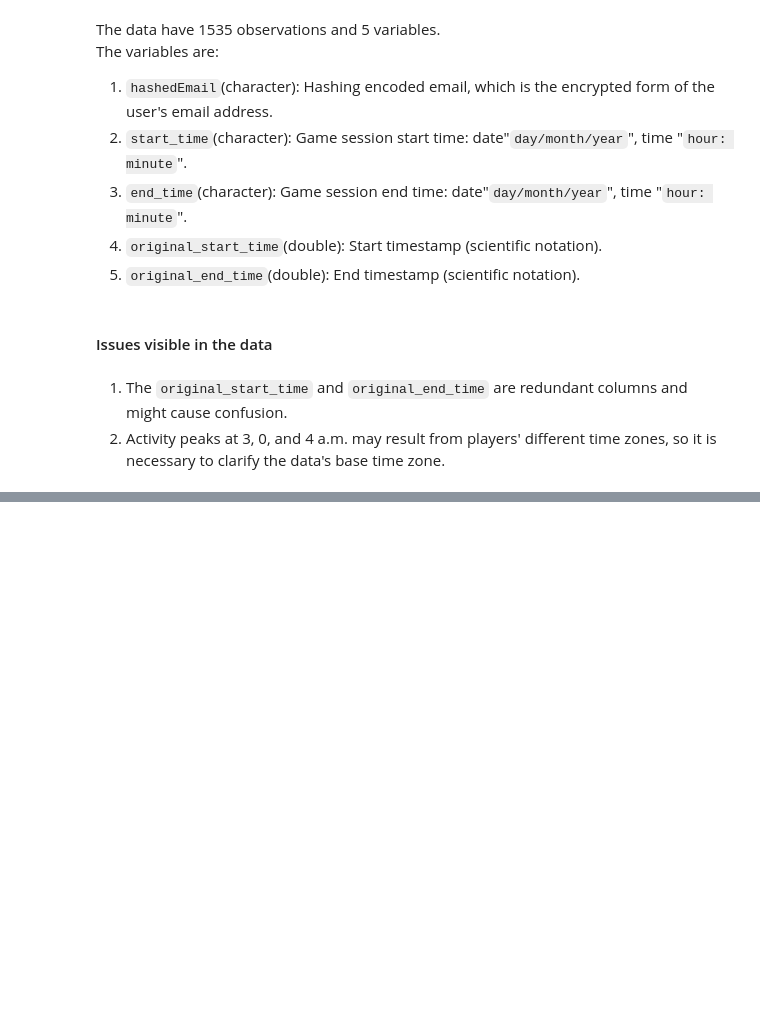
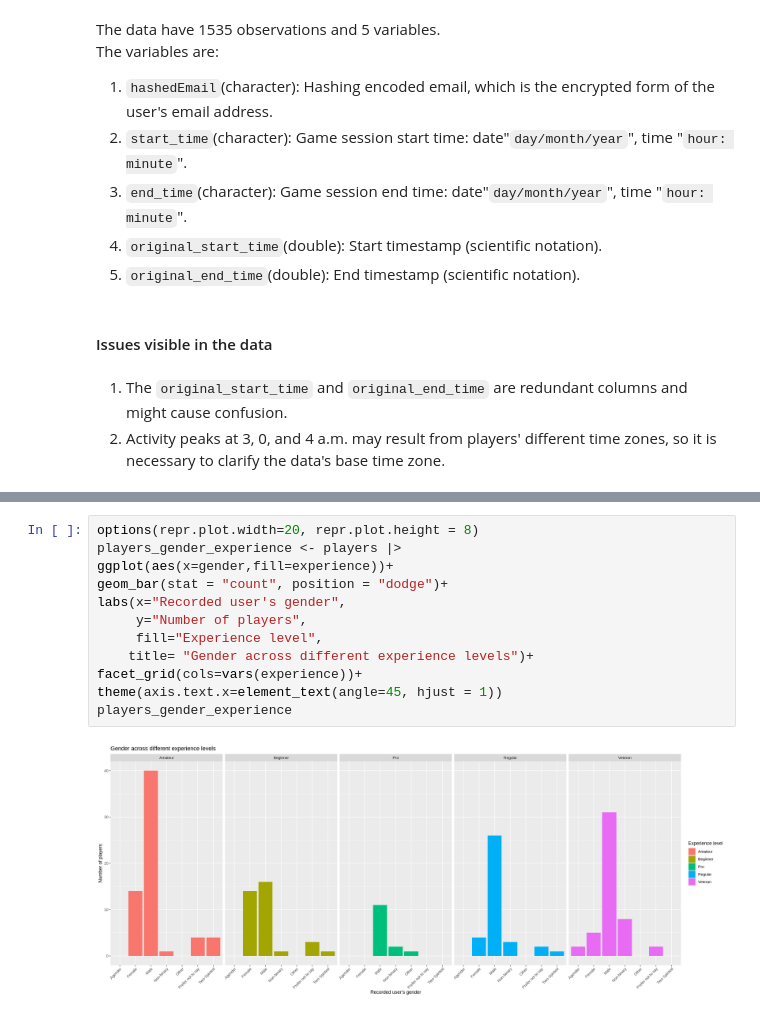
Before and after one commit to YuanYuan-06/dsci-Individualplan, a Jupyter notebook: individual plan project.ipynb, the cells around one changed output, grey strips where cells are left out. Drawn from its saved outputs; the diff is of its cells as text; blank space fills up the shorter version.

```diff
--- a/individual plan project.ipynb
+++ b/individual plan project.ipynb
@@ -297,0 +330,14 @@ The variables are:
+# %%
+options(repr.plot.width=20, repr.plot.height = 8)
+players_gender_experience <- players |>
+ggplot(aes(x=gender,fill=experience))+
+geom_bar(stat = "count", position = "dodge")+
+labs(x="Recorded user's gender",
+     y="Number of players",
+     fill="Experience level",
+    title= "Gender across different experience levels")+
+facet_grid(cols=vars(experience))+
+theme(axis.text.x=element_text(angle=45, hjust = 1))
+players_gender_experience
+# %% [output]
+[figure, added]
```
Also changed, not shown: parts of 6 cells of this notebook.
